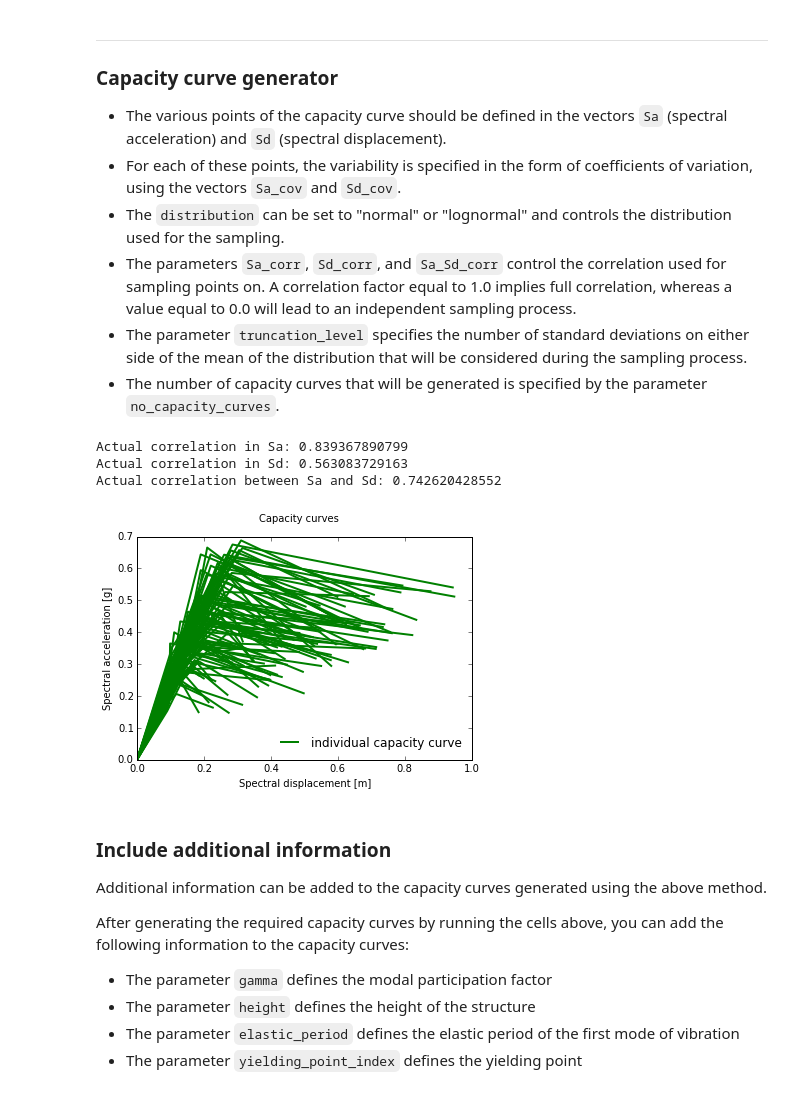
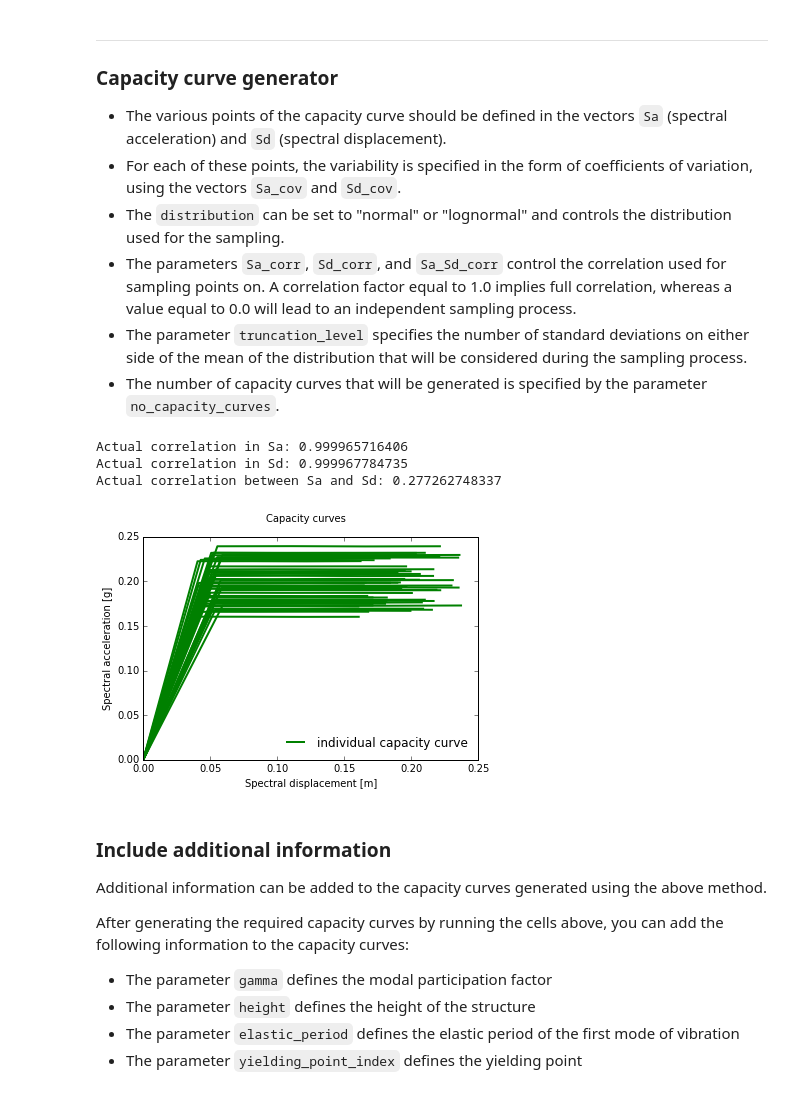
Before and after one commit to GEMScienceTools/rmtk, a Jupyter notebook: rmtk/vulnerability/model_generator/point_dispersion/point_dispersion.ipynb, the cells around one changed output. Cells and saved outputs as stored; diff of their text form; code cells hidden in the pictures.

```diff
--- a/rmtk/vulnerability/model_generator/point_dispersion/point_dispersion.ipynb
+++ b/rmtk/vulnerability/model_generator/point_dispersion/point_dispersion.ipynb
@@ -22,26 +22,25 @@ from rmtk.vulnerability.common import utils
 * The parameter `truncation_level` specifies the number of standard deviations on either side of the mean of the distribution that will be considered during the sampling process.
 * The number of capacity curves that will be generated is specified by the parameter `no_capacity_curves`.
 # %%
-Sa_means = [0.25, 0.45, 0.35]
-Sa_covs  = [0.25, 0.30, 0.30]
-Sd_means = [0.10, 0.20, 0.50]
-Sd_covs  = [0.20, 0.30, 0.45]
+Sa_means = [0.20, 0.20, 0.20, 0.20]
+Sa_covs  = [0.20, 0.20, 0.20, 0.20]
+Sd_means = [0.05, 0.10, 0.15, 0.20]
+Sd_covs  = [0.20, 0.20, 0.20, 0.20]
 distribution = "normal"
-Sa_corr = 0.9
-Sd_corr = 0.6
-Sa_Sd_corr = 0.8
-truncation_level = 2
-no_capacity_curves = 100
+Sa_corr = 0.99999
+Sd_corr = 0.99999
+Sa_Sd_corr = 0.5
+truncation_level = 1
+no_capacity_curves = 50
+capacity_curves = pd.generate_capacity_curves(Sa_means, Sa_covs, Sd_means, Sd_covs,
+                                              distribution, no_capacity_curves,
+                                              Sa_corr, Sd_corr, Sa_Sd_corr, truncation_level)
+utils.plot_capacity_curves(capacity_curves)
+# %% [output]
+Actual correlation in Sa: 0.999965716406
+Actual correlation in Sd: 0.999967784735
+Actual correlation between Sa and Sd: 0.277262748337
+[figure, added]
-# %%
-capacity_curves = pd.generate_capacity_curves(Sa_means, Sa_covs, Sd_means, Sd_covs,
-                                              distribution, no_capacity_curves,
-                                              Sa_corr, Sd_corr, Sa_Sd_corr, truncation_level)
-utils.plot_capacity_curves(capacity_curves)
-# %% [output]
-Actual correlation in Sa: 0.839367890799
-Actual correlation in Sd: 0.563083729163
-Actual correlation between Sa and Sd: 0.742620428552
-[figure, removed]
 # %% [markdown]
 ### Include additional information
 Additional information can be added to the capacity curves generated using the above method.
```
Also changed, not shown: parts of 4 cells of this notebook, 30 other files.
